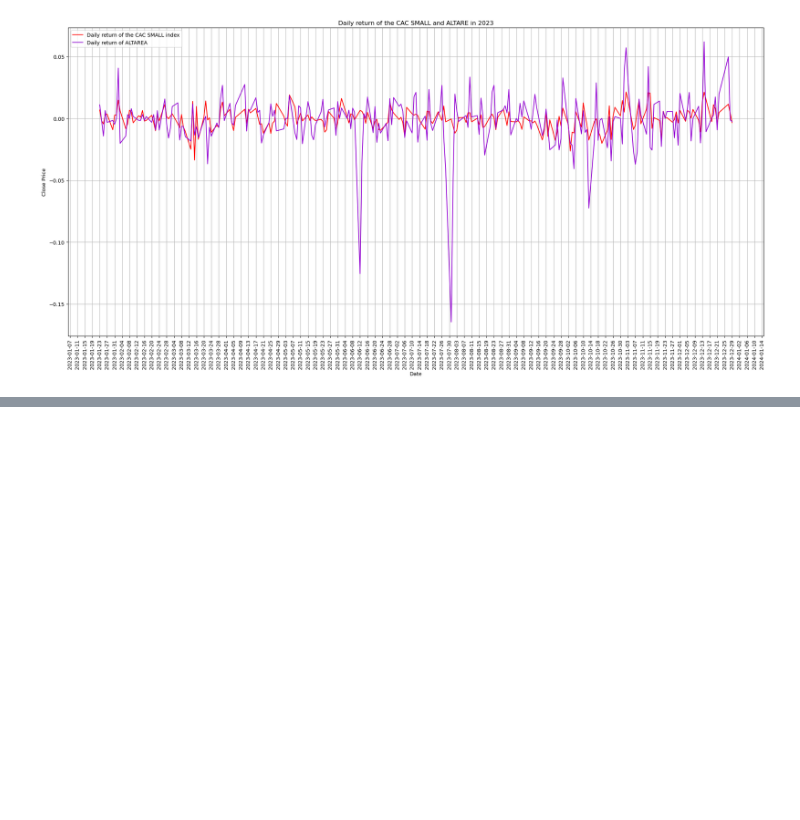
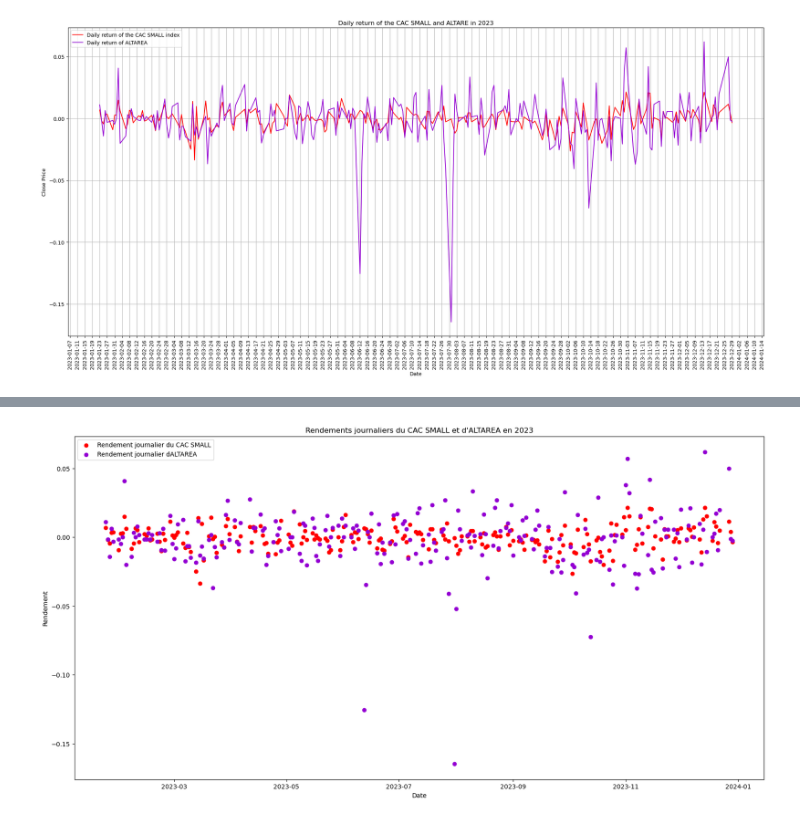
Before and after one commit to issakachaou/M1, a Jupyter notebook: Analyse financière/PROJET_ANALYSE_FINANCIERE/FINANCIAL_ANALYSIS_PROJECT.ipynb, the cells around one changed output, grey strips where cells are left out. Saved outputs shown, nothing was run; the diff lists cells and outputs as text; code cells hidden in the pictures; blank space fills up the shorter version.

```diff
--- a/Analyse financière/PROJET_ANALYSE_FINANCIERE/FINANCIAL_ANALYSIS_PROJECT.ipynb
+++ b/Analyse financière/PROJET_ANALYSE_FINANCIERE/FINANCIAL_ANALYSIS_PROJECT.ipynb
@@ -327,0 +353,11 @@ plt.show()
+# %%
+plt.figure(figsize=(20,10))
+plt.title("Rendements journaliers du CAC SMALL et d'ALTAREA en 2023")
+plt.xlabel("Date")
+plt.ylabel("Rendement")
+plt.scatter(df_CAC_2023['Date'], df_CAC_2023['CAC_SMALL_return'], label='Rendement journalier du CAC SMALL', color='red')
+plt.scatter(df_ALTA_2023['Date'], df_ALTA_2023['ALTA_return'], label='Rendement journalier dALTAREA', color='darkviolet')
+plt.legend()
+plt.show()
+# %% [output]
+[figure, added]
```
Also changed, not shown: parts of 7 cells of this notebook, 29 other files.
